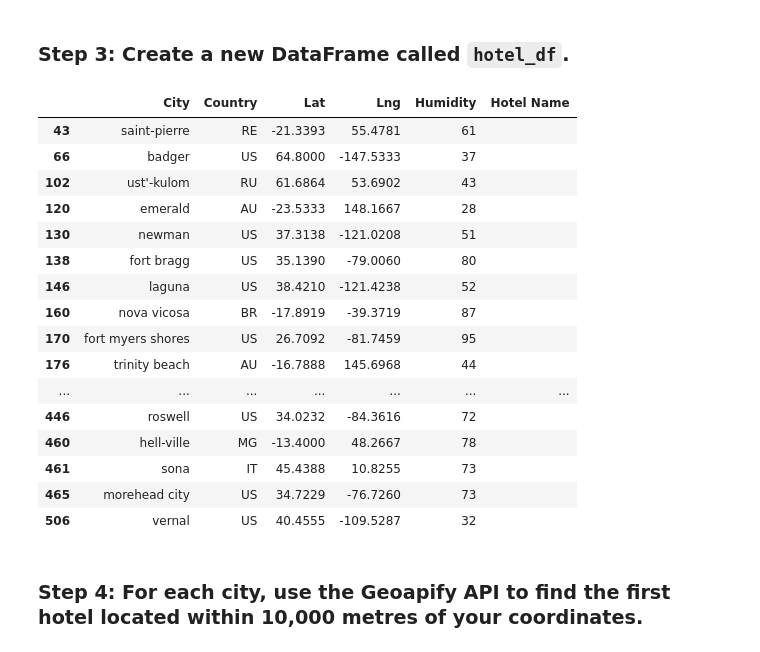
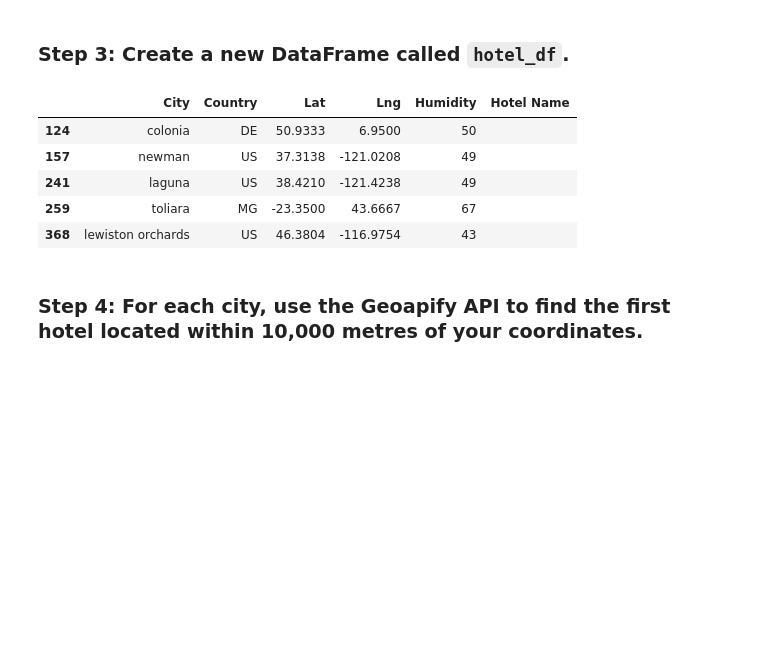
Before and after one commit to DidemBl/python-api-challenge, a Jupyter notebook: WeatherPy/VacationPy.ipynb, the cells around one changed output. Drawn from its saved outputs; the diff is of its cells as text; code cells hidden in the pictures; blank space fills up the shorter version.

```diff
--- a/WeatherPy/VacationPy.ipynb
+++ b/WeatherPy/VacationPy.ipynb
@@ -96,0 +52,14 @@ city_data_df_map
+# %%
+
+#A max temperature lower than 27 degrees but higher than 21
+ideal_temp_df = city_data_df.loc[(city_data_df["Max Temp"]>21) & (city_data_df["Max Temp"]<26) & (city_data_df["Wind Speed"] < 4.5) & (city_data_df["Cloudiness"] ==0), :]
+ideal_temp_df
+
+
+
+#Narrow down cities that fit criteria and drop any results with null values
+ideal_temp_df.dropna()
+
+
+# Display sample data
+ideal_temp_df.head(11)
@@ -98,31 +80,22 @@ city_data_df_map
 ### Step 3: Create a new DataFrame called `hotel_df`.
 # %%
 # Use the Pandas copy function to create DataFrame called hotel_df to store the city, country, coordinates, and humidity
-# YOUR CODE HERE
+hotel_df = ideal_temp_df.copy()
 
 # Add an empty column, "Hotel Name," to the DataFrame so you can store the hotel found using the Geoapify API
-# YOUR CODE HERE
+
+hotel_df["Hotel Name"] = " "
+hotel_df = hotel_df[["City", "Country", "Lat", "Lng", "Humidity","Hotel Name"]]
 
 # Display sample data
-# YOUR CODE HERE
+hotel_df.head()
 # %% [output]
 |  | City | Country | Lat | Lng | Humidity | Hotel Name |
-| 43 | saint-pierre | RE | -21.3393 | 55.4781 | 61 |  |
-| 66 | badger | US | 64.8000 | -147.5333 | 37 |  |
-| 102 | ust'-kulom | RU | 61.6864 | 53.6902 | 43 |  |
-| 120 | emerald | AU | -23.5333 | 148.1667 | 28 |  |
-| 130 | newman | US | 37.3138 | -121.0208 | 51 |  |
-| 138 | fort bragg | US | 35.1390 | -79.0060 | 80 |  |
-| 146 | laguna | US | 38.4210 | -121.4238 | 52 |  |
-| 160 | nova vicosa | BR | -17.8919 | -39.3719 | 87 |  |
-| 170 | fort myers shores | US | 26.7092 | -81.7459 | 95 |  |
-| 176 | trinity beach | AU | -16.7888 | 145.6968 | 44 |  |
-| ... | ... | ... | ... | ... | ... | ... |
-| 446 | roswell | US | 34.0232 | -84.3616 | 72 |  |
-| 460 | hell-ville | MG | -13.4000 | 48.2667 | 78 |  |
-| 461 | sona | IT | 45.4388 | 10.8255 | 73 |  |
-| 465 | morehead city | US | 34.7229 | -76.7260 | 73 |  |
-| 506 | vernal | US | 40.4555 | -109.5287 | 32 |  |
+| 124 | colonia | DE | 50.9333 | 6.9500 | 50 |  |
+| 157 | newman | US | 37.3138 | -121.0208 | 49 |  |
+| 241 | laguna | US | 38.4210 | -121.4238 | 49 |  |
+| 259 | toliara | MG | -23.3500 | 43.6667 | 67 |  |
+| 368 | lewiston orchards | US | 46.3804 | -116.9754 | 43 |  |
 # %% [markdown]
 ### Step 4: For each city, use the Geoapify API to find the first hotel located within 10,000 metres of your coordinates.
 # %%
```
Also changed, not shown: parts of 6 cells of this notebook.
